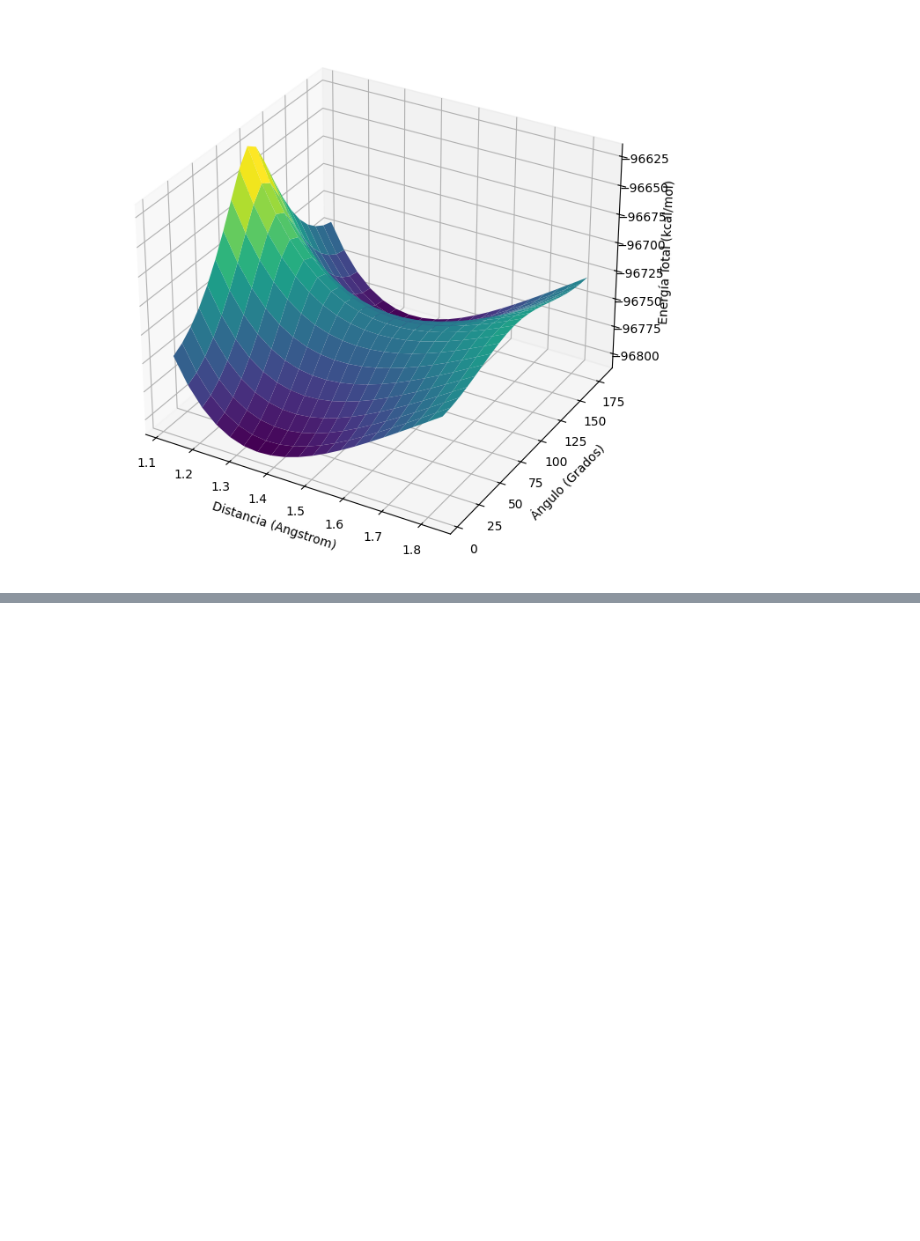
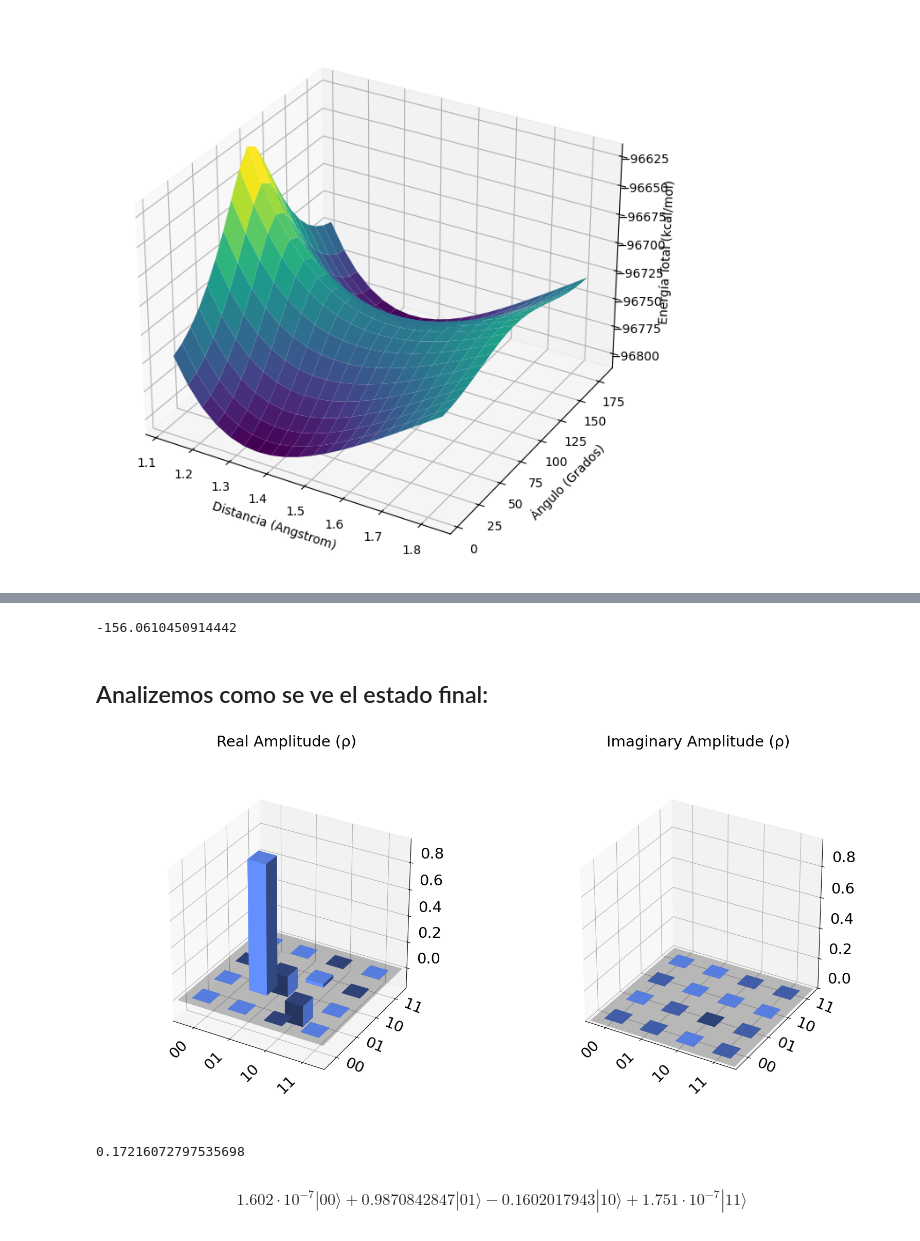
Before and after one commit to jervaal/IPRE-VQE, a Jupyter notebook: try.ipynb, the cells around one changed output, grey strips where cells are left out. Cells and saved outputs as stored; diff of their text form; code cells hidden in the pictures; blank space fills up the shorter version.

```diff
--- a/try.ipynb
+++ b/try.ipynb
@@ -46,9 +2,0 @@ $$\hat{H} = \sum_{ij} h_{ij} a^{\dagger}_i a_j + \cdots$$
-# %%
-from qiskit_nature.second_q.mappers import  JordanWignerMapper
-
-
-mapper = JordanWignerMapper()
-
-sparse_pauli_ham = mapper.map(fermionic_op)
-
-sparse_pauli_ham
@@ -83,23 +2,0 @@ ansatz = UCCSD(
-# %%
-import numpy as np
-from qiskit_algorithms import VQE
-from qiskit_algorithms.optimizers import SLSQP
-from qiskit.primitives import Estimator
-
-
-
-vqe = VQE(Estimator(), ansatz, SLSQP())
-
-from qiskit_nature.second_q.algorithms.initial_points import HFInitialPoint
-
-
-initial_point = HFInitialPoint()
-initial_point.ansatz = ansatz
-initial_point.problem = problema
-vqe.initial_point = initial_point.to_numpy_array()
-# %%
-from qiskit_nature.second_q.algorithms import GroundStateEigensolver
-solver = GroundStateEigensolver(mapper, vqe)
-result = solver.solve(problema)
-
-print(f"Total ground state energy = {result.total_energies[0]:.4f}")
@@ -694,0 +668,27 @@ plt.show()
+# %%
+gs_energy, optimal_ansatz, pauli_ham = generate_vqe_optimal(z_matrix= z_matrix_cis,
+                                                             active_electrons= 2)
+# %%
+print(gs_energy)
+# %% [output]
+-156.0610450914442
+# %% [markdown]
+## Analizemos como se ve el estado final:
+# %%
+from qiskit.quantum_info import Statevector
+
+Statevector(optimal_ansatz).draw('city')
+# %% [output]
+[figure, added]
+# %%
+from qiskit.quantum_info import entanglement_of_formation
+
+#just a liltle bit of entanglement...
+
+print(entanglement_of_formation(Statevector(optimal_ansatz)))
+# %% [output]
+0.17216072797535698
+# %%
+Statevector(optimal_ansatz).draw('latex')
+# %% [output]
+$$1.602 \cdot 10^{-7} |00\rangle+0.9870842847 |01\rangle-0.1602017943 |10\rangle+1.751 \cdot 10^{-7} |11\rangle$$
```
Also changed, not shown: parts of 36 cells of this notebook.
